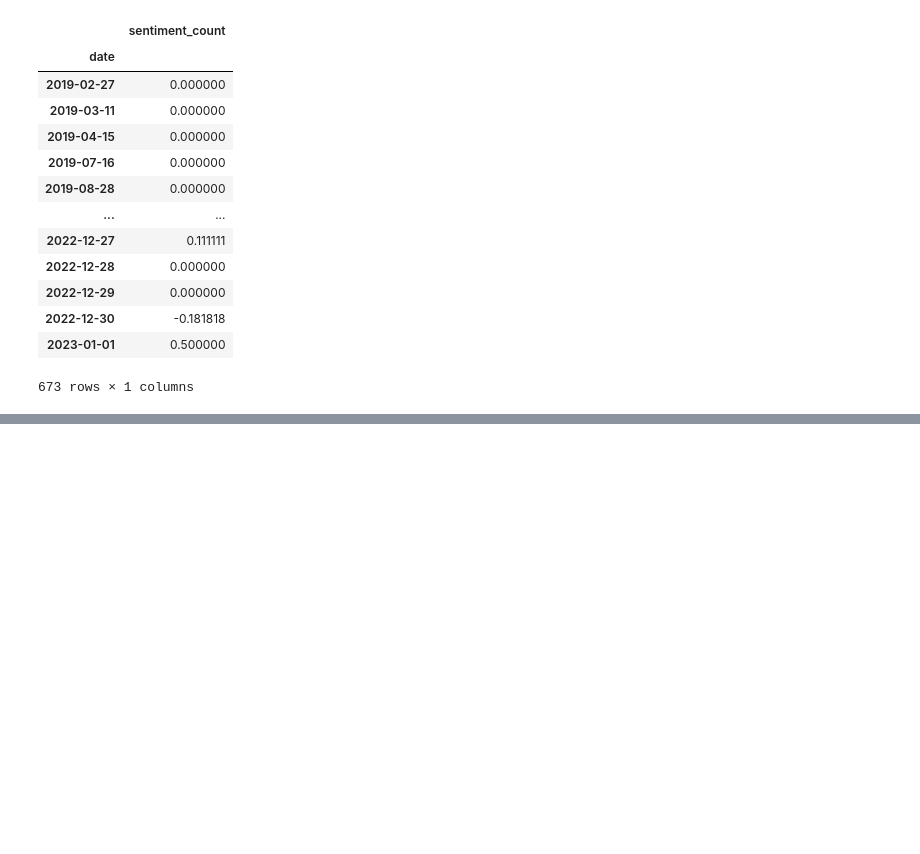
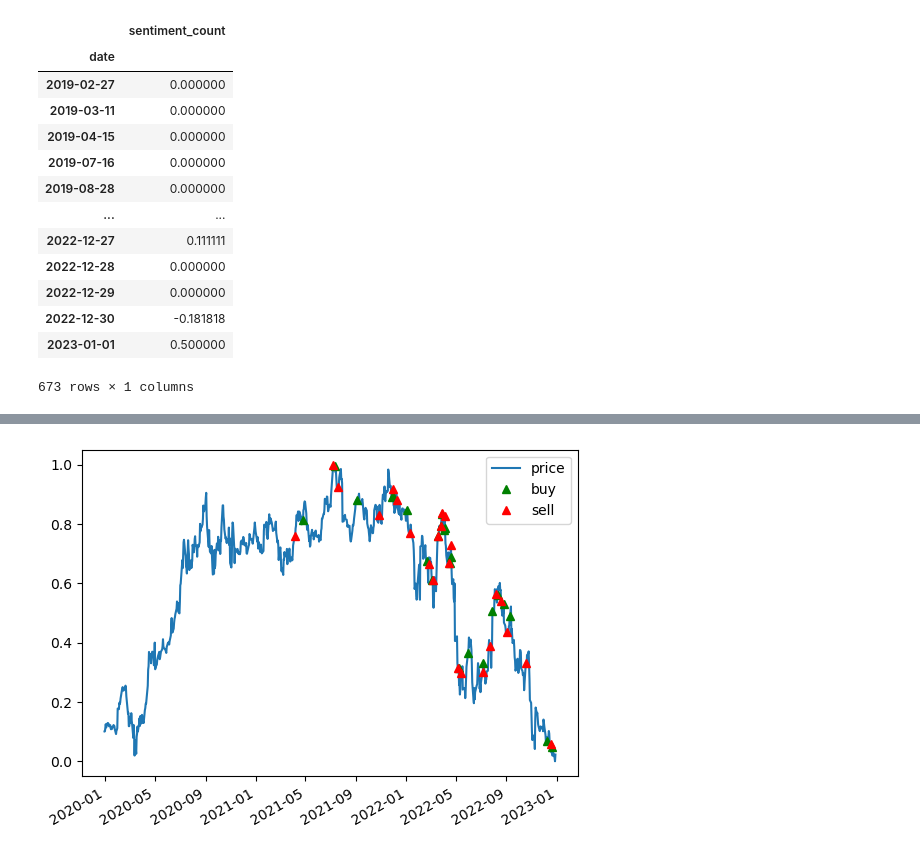
Before and after one commit to sabrinasartori/itau-quant-challenge, a Jupyter notebook: notebooks/finbert/06-amazon_analysis.ipynb, the cells around one changed output, grey strips where cells are left out. Drawn from its saved outputs; the diff is of its cells as text; code cells hidden in the pictures; blank space fills up the shorter version.

```diff
--- a/notebooks/finbert/06-amazon_analysis.ipynb
+++ b/notebooks/finbert/06-amazon_analysis.ipynb
@@ -131,0 +236,4 @@ amzn_sentiment.index = pd.to_datetime(amzn_sentiment.index)
+# %%
+idx = prices_norm_df.index\
+    .union(buy.index)\
+    .union(sell.index)
@@ -131,0 +251,41 @@ amzn_sentiment.index = pd.to_datetime(amzn_sentiment.index)
+# %%
+buy = buy.reindex(idx)\
+    .fillna(False)
+
+sell = sell.reindex(idx)\
+    .fillna(False)
+# %%
+prices_norm_plot = prices_norm_df\
+    .reindex(idx)
+# %%
+
+prices_norm_plot.ffill(inplace=True)
+# %%
+# plt.figure(figsize=(16,10))
+prices_norm_plot\
+    .price\
+    .plot()
+
+prices_norm_plot[buy]\
+    .price\
+    .plot(
+        color = "green",
+        marker = "^",
+        linestyle = "None",
+        label = "buy"
+    )
+
+# sell_dates = sell.index
+prices_norm_plot[sell]\
+    .price\
+    .plot(
+        color = "red",
+        marker = "^",
+        linestyle = "None",
+        label = "sell"
+    )
+
+plt.legend()
+plt.show()
+# %% [output]
+[figure, added]
```
Also changed, not shown: parts of 20 cells of this notebook, 1 other file.
